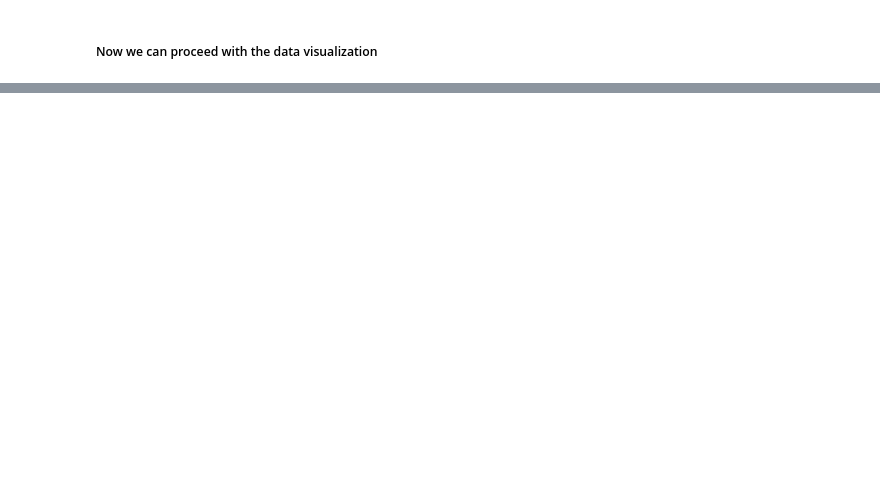
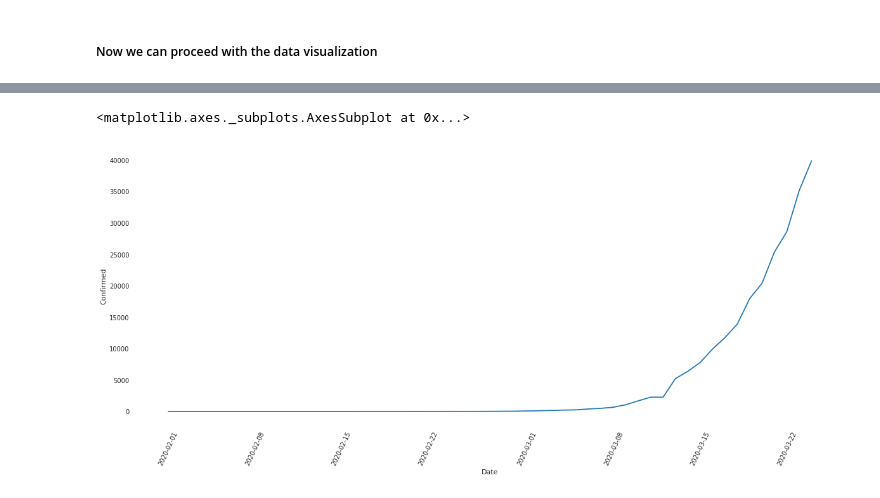
Before and after one commit to JoelDela/Projects, a Jupyter notebook: CoVid-19/CoVid-19.ipynb, the cells around one changed output, grey strips where cells are left out. Cells and saved outputs as stored; diff of their text form; code cells hidden in the pictures; blank space fills up the shorter version.

```diff
--- a/CoVid-19/CoVid-19.ipynb
+++ b/CoVid-19/CoVid-19.ipynb
@@ -182,2 +245,9 @@ data_covid.loc[:,'Last Update']=pd.to_datetime(data_covid.loc[:,'Last Update'])
 # %% [markdown]
 ##### Now we can proceed with the data visualization
+# %%
+ts_covid.drop_duplicates(inplace=True)
+# %%
+pais='Spain'
+filtro_pais=ts_covid['Country']==pais
+spain=ts_covid[filtro_pais]
+spain
@@ -183,0 +273,7 @@ data_covid.loc[:,'Last Update']=pd.to_datetime(data_covid.loc[:,'Last Update'])
+# %%
+plt.figure(figsize=(20,8))
+plt.xticks(rotation=65)
+sns.lineplot(x=spain.index,y='Confirmed',data=spain)
+# %% [output]
+<matplotlib.axes._subplots.AxesSubplot at 0x...>
+[figure, added]
```
Also changed, not shown: parts of 11 cells of this notebook.
